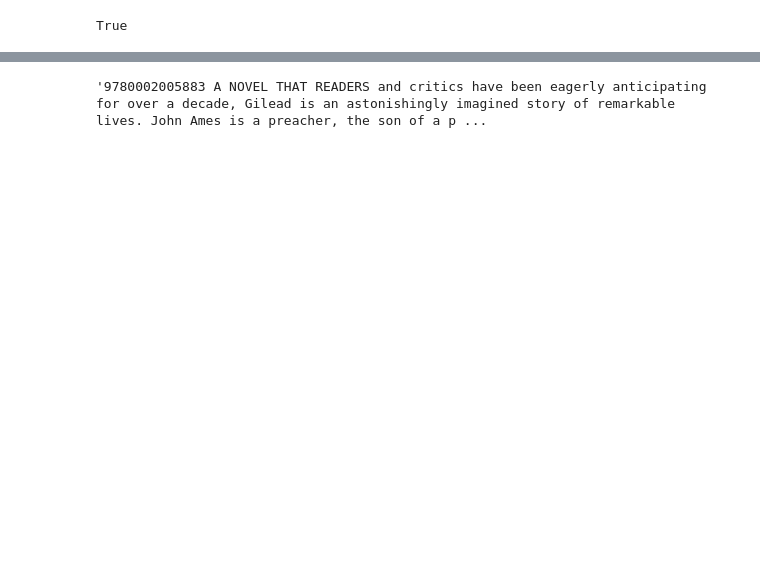
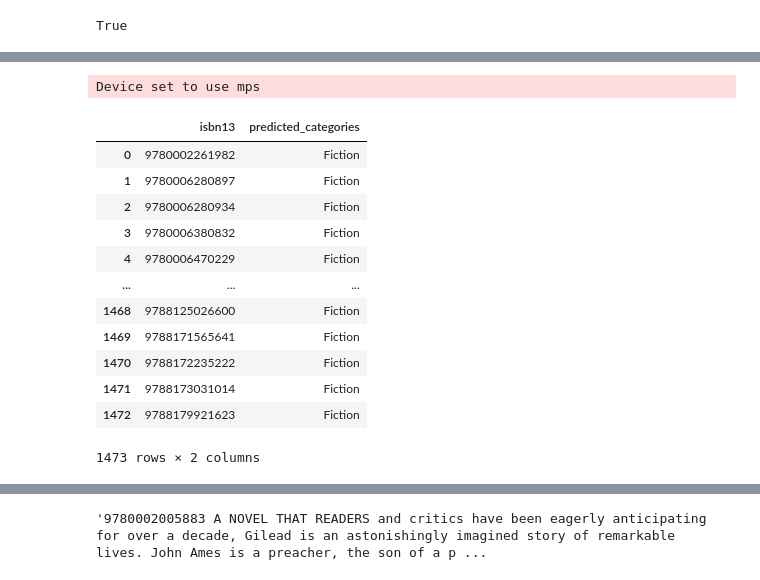
Before and after one commit to harshitk04/BookNexus, a Jupyter notebook: vector-search.ipynb, the cells around one changed output, grey strips where cells are left out. Cells and saved outputs as stored; diff of their text form; code cells hidden in the pictures; blank space fills up the shorter version.

```diff
--- a/vector-search.ipynb
+++ b/vector-search.ipynb
@@ -10,0 +41,9 @@ True
+# %%
+from transformers import pipeline
+fiction_categories = ["Fiction","Non-fiction"]
+pipe = pipeline("zero-shot-classification",
+                model="facebook/bart-large-mnli",
+                device='mps'
+                )
+# %% [output]
+Device set to use mps
@@ -10,0 +71,16 @@ True
+# %%
+missing_predicted_df
+# %% [output]
+|  | isbn13 | predicted_categories |
+| 0 | 9780002261982 | Fiction |
+| 1 | 9780006280897 | Fiction |
+| 2 | 9780006280934 | Fiction |
+| 3 | 9780006380832 | Fiction |
+| 4 | 9780006470229 | Fiction |
+| ... | ... | ... |
+| 1468 | 9788125026600 | Fiction |
+| 1469 | 9788171565641 | Fiction |
+| 1470 | 9788172235222 | Fiction |
+| 1471 | 9788173031014 | Fiction |
+| 1472 | 9788179921623 | Fiction |
+1473 rows × 2 columns
```
Also changed, not shown: parts of 33 cells of this notebook, 2 other files.
